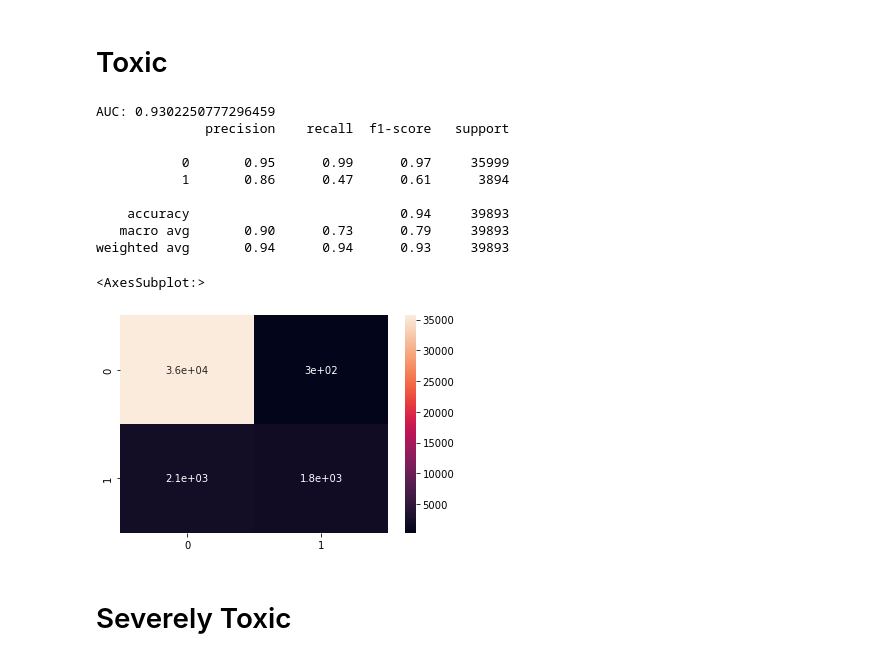
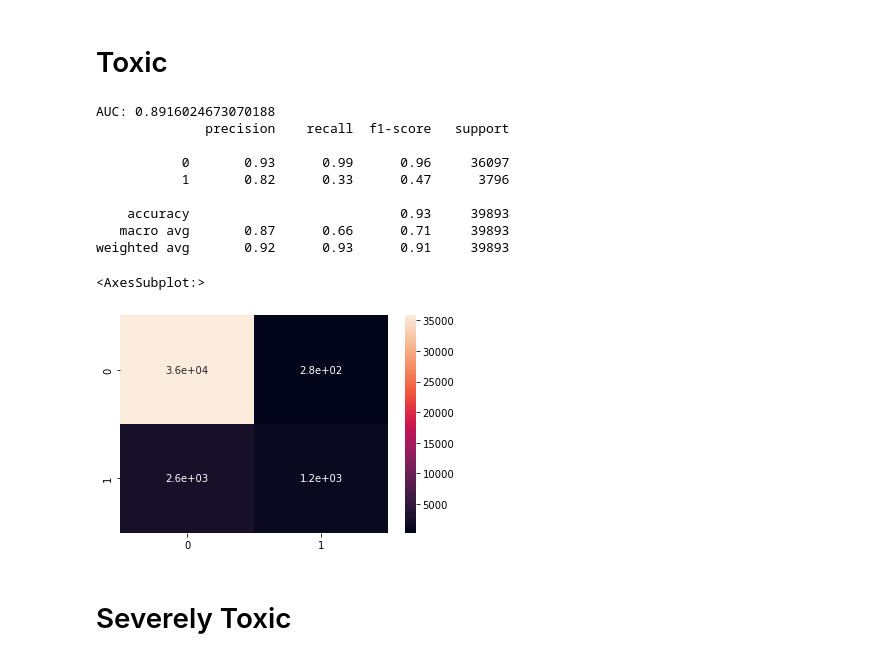
Before and after one commit to shaunmcgregor/ItML_Project_1_Students, a Jupyter notebook: proj_1_start.ipynb, the cells around one changed output. Cells and saved outputs as stored; diff of their text form; code cells hidden in the pictures.

Commit message:
now with twitter

```diff
--- a/proj_1_start.ipynb
+++ b/proj_1_start.ipynb
@@ -162,21 +120,23 @@ toxic
 # %%
-# create Word2vec model
-modelToxic = Word2Vec(toxic['clean_text'],min_count=3, vector_size=200, sg=0)
-modelSToxic = Word2Vec(sToxic['clean_text'],min_count=3, vector_size=200, sg=0)
-modelObscene = Word2Vec(obscene['clean_text'],min_count=3, vector_size=200, sg=0)
-modelInsult = Word2Vec(insult['clean_text'],min_count=3, vector_size=200, sg=0)
-modelIDHate = Word2Vec(idHate['clean_text'],min_count=3, vector_size=200, sg=0)
-modelThreat = Word2Vec(threat['clean_text'],min_count=3, vector_size=200, sg=0)
-#min_count=1 means word should be present at least across all documents,
-#if min_count=2 means if the word is present less than 2 times across all the documents then we shouldn't consider it
+# # create Word2vec model
+# modelToxic = Word2Vec(toxic['clean_text'],min_count=3, vector_size=200, sg=0)
+# modelSToxic = Word2Vec(sToxic['clean_text'],min_count=3, vector_size=200, sg=0)
+# modelObscene = Word2Vec(obscene['clean_text'],min_count=3, vector_size=200, sg=0)
+# modelInsult = Word2Vec(insult['clean_text'],min_count=3, vector_size=200, sg=0)
+# modelIDHate = Word2Vec(idHate['clean_text'],min_count=3, vector_size=200, sg=0)
+# modelThreat = Word2Vec(threat['clean_text'],min_count=3, vector_size=200, sg=0)
+# #min_count=1 means word should be present at least across all documents,
+# #if min_count=2 means if the word is present less than 2 times across all the documents then we shouldn't consider it
 
-#combination of word and its vector
-w2vToxic = dict(zip(modelToxic.wv.index_to_key, modelToxic.wv.vectors))
-w2vSToxic = dict(zip(modelSToxic.wv.index_to_key, modelSToxic.wv.vectors))
-w2vObscene = dict(zip(modelObscene.wv.index_to_key, modelObscene.wv.vectors))
-w2vInsult = dict(zip(modelInsult.wv.index_to_key, modelInsult.wv.vectors))
-w2vIDHate = dict(zip(modelIDHate.wv.index_to_key, modelIDHate.wv.vectors))
-w2vThreat = dict(zip(modelThreat.wv.index_to_key, modelThreat.wv.vectors))
+# #combination of word and its vector
+# w2vToxic = dict(zip(modelToxic.wv.index_to_key, modelToxic.wv.vectors))
+# w2vSToxic = dict(zip(modelSToxic.wv.index_to_key, modelSToxic.wv.vectors))
+# w2vObscene = dict(zip(modelObscene.wv.index_to_key, modelObscene.wv.vectors))
+# w2vInsult = dict(zip(modelInsult.wv.index_to_key, modelInsult.wv.vectors))
+# w2vIDHate = dict(zip(modelIDHate.wv.index_to_key, modelIDHate.wv.vectors))
+# w2vThreat = dict(zip(modelThreat.wv.index_to_key, modelThreat.wv.vectors))
+
+w2vTwitter = dict(zip(modelTwitter.index_to_key, modelTwitter.vectors))
 
 #for converting sentence to vectors/numbers from word vectors result by Word2Vec
 class MeanEmbeddingVectorizer(object):
@@ -195,6 +155,8 @@ class MeanEmbeddingVectorizer(object):
                     or [np.zeros(self.dim)], axis=0)
             for words in X
         ])
+# %%
+twitterEmbedded = MeanEmbeddingVectorizer(w2vTwitter)
 # %% [markdown]
 # Problems
 - All the samples are unbalanced, we need to fix that
@@ -205,41 +167,42 @@ class MeanEmbeddingVectorizer(object):
 # %%
 #SPLITTING THE TRAINING DATASET INTO TRAINING AND VALIDATION
 
 # Split data - using the new dataframe parts that we cleaned up.
+toxic = train_df[["id","clean_text","toxic"]]
 X_train, X_test, y_train, y_test = train_test_split(toxic["clean_text"],toxic["toxic"])
 
 #Word2vec
 # Fit and transform
-toxicMeanEmbedVectorizer = MeanEmbeddingVectorizer(w2vToxic)
+# toxicMeanEmbedVectorizer = MeanEmbeddingVectorizer(w2vToxic)
 
-X_train_vectors_w2v = toxicMeanEmbedVectorizer.transform(X_train)
-X_test_vectors_w2v = toxicMeanEmbedVectorizer.transform(X_test)
+X_train_vectors_w2v = twitterEmbedded.transform(X_train)
+X_test_vectors_w2v = twitterEmbedded.transform(X_test)
 
 toxicModel = RandomForestClassifier()
 toxicModel.fit(X_train_vectors_w2v, y_train)  #model
 
 #Predict y value for test dataset
 y_predict = toxicModel.predict(X_test_vectors_w2v)
 y_prob = toxicModel.predict_proba(X_test_vectors_w2v)[:,1]
 
 fpr, tpr, thresholds = roc_curve(y_test, y_prob)
 roc_auc = auc(fpr, tpr)
 print('AUC:', roc_auc)
 
 print(classification_report(y_test, y_predict))
 sns.heatmap(confusion_matrix(y_test, y_predict), annot=True)
 # %% [output]
-AUC: 0.9302250777296459
+AUC: 0.8916024673070188
               precision    recall  f1-score   support
 
-           0       0.95      0.99      0.97     35999
-           1       0.86      0.47      0.61      3894
+           0       0.93      0.99      0.96     36097
+           1       0.82      0.33      0.47      3796
 
-    accuracy                           0.94     39893
-   macro avg       0.90      0.73      0.79     39893
-weighted avg       0.94      0.94      0.93     39893
+    accuracy                           0.93     39893
+   macro avg       0.87      0.66      0.71     39893
+weighted avg       0.92      0.93      0.91     39893
 <AxesSubplot:>
-[figure, old version]
+[figure, new version]
 # %% [markdown]
 # Severely Toxic
 # %%
```
Also changed, not shown: parts of 17 cells of this notebook.
